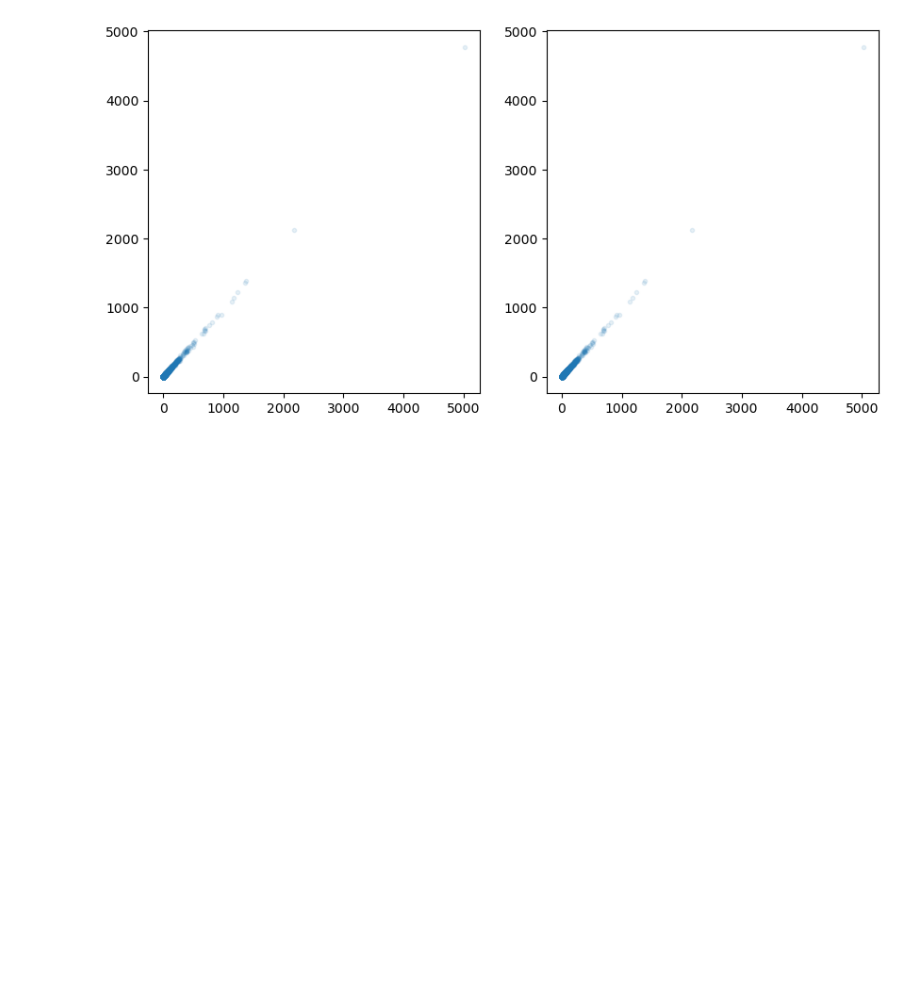
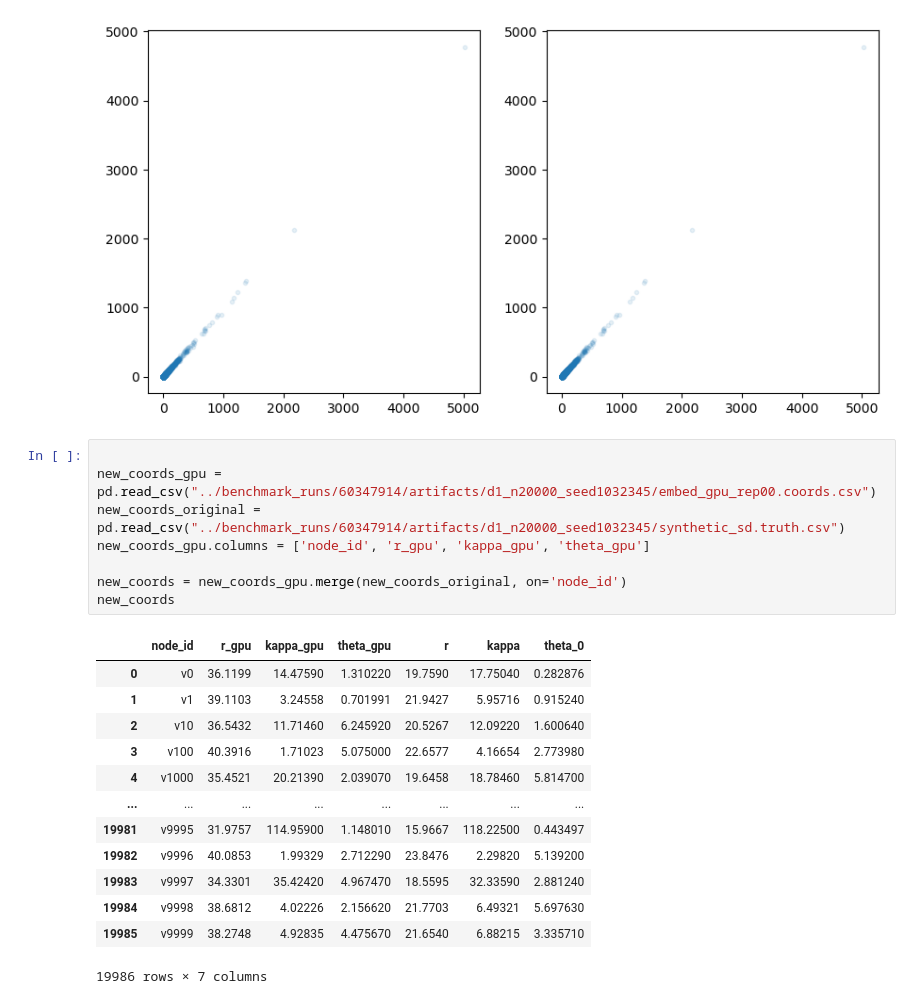
Before and after one commit to networkgeometry/d-mercator, a Jupyter notebook: notebooks/benchmark-check.ipynb, the cells around one changed output. Saved outputs shown, nothing was run; the diff lists cells and outputs as text; blank space fills up the shorter version.

```diff
--- a/notebooks/benchmark-check.ipynb
+++ b/notebooks/benchmark-check.ipynb
@@ -178,3 +178,25 @@ plt.scatter(coords['kappa'], coords['kappa_gpu'], marker='.', alpha=0.1)
 # %% [output]
 <matplotlib.collections.PathCollection at 0x...>
 [figure]
+# %%
+
+new_coords_gpu = pd.read_csv("../benchmark_runs/60347914/artifacts/d1_n20000_seed1032345/embed_gpu_rep00.coords.csv")
+new_coords_original = pd.read_csv("../benchmark_runs/60347914/artifacts/d1_n20000_seed1032345/synthetic_sd.truth.csv")
+new_coords_gpu.columns = ['node_id', 'r_gpu', 'kappa_gpu', 'theta_gpu']
+
+new_coords = new_coords_gpu.merge(new_coords_original, on='node_id')
+new_coords
+# %% [output]
+|  | node_id | r_gpu | kappa_gpu | theta_gpu | r | kappa | theta_0 |
+| 0 | v0 | 36.1199 | 14.47590 | 1.310220 | 19.7590 | 17.75040 | 0.282876 |
+| 1 | v1 | 39.1103 | 3.24558 | 0.701991 | 21.9427 | 5.95716 | 0.915240 |
+| 2 | v10 | 36.5432 | 11.71460 | 6.245920 | 20.5267 | 12.09220 | 1.600640 |
+| 3 | v100 | 40.3916 | 1.71023 | 5.075000 | 22.6577 | 4.16654 | 2.773980 |
+| 4 | v1000 | 35.4521 | 20.21390 | 2.039070 | 19.6458 | 18.78460 | 5.814700 |
+| ... | ... | ... | ... | ... | ... | ... | ... |
+| 19981 | v9995 | 31.9757 | 114.95900 | 1.148010 | 15.9667 | 118.22500 | 0.443497 |
+| 19982 | v9996 | 40.0853 | 1.99329 | 2.712290 | 23.8476 | 2.29820 | 5.139200 |
+| 19983 | v9997 | 34.3301 | 35.42420 | 4.967470 | 18.5595 | 32.33590 | 2.881240 |
+| 19984 | v9998 | 38.6812 | 4.02226 | 2.156620 | 21.7703 | 6.49321 | 5.697630 |
+| 19985 | v9999 | 38.2748 | 4.92835 | 4.475670 | 21.6540 | 6.88215 | 3.335710 |
+19986 rows × 7 columns
```
Also changed, not shown: parts of 5 cells of this notebook, 23 other files.
